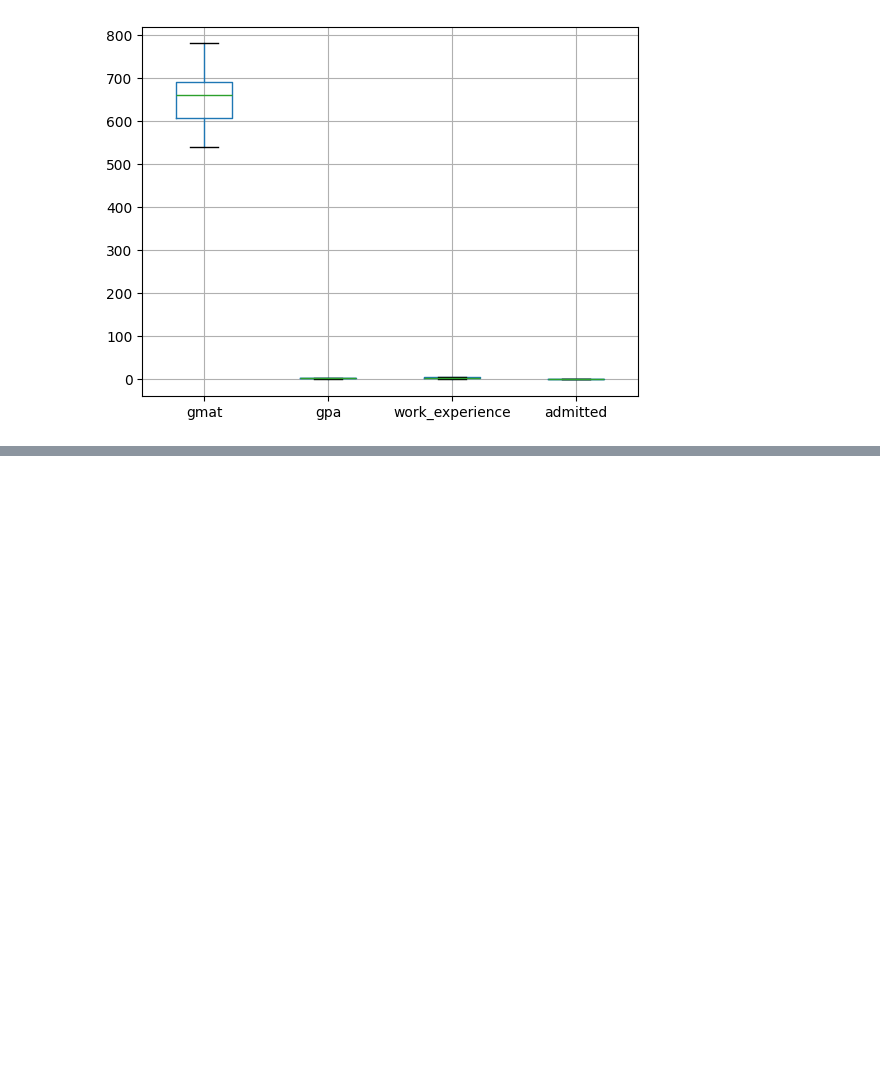
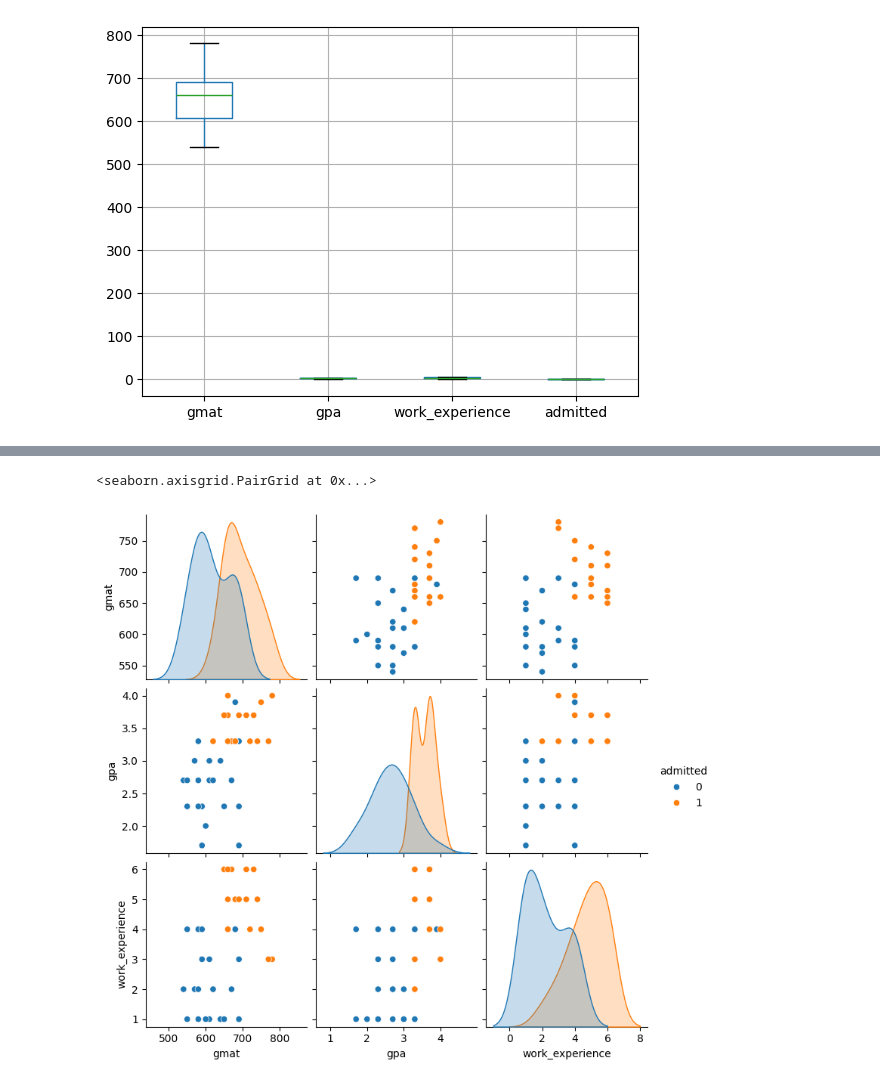
Before and after one commit to denverkim/DM_FALL2026, a Jupyter notebook: DM26_LAB5.ipynb, the cells around one changed output, grey strips where cells are left out. Saved outputs shown, nothing was run; the diff lists cells and outputs as text; code cells hidden in the pictures; blank space fills up the shorter version.

```diff
--- a/DM26_LAB5.ipynb
+++ b/DM26_LAB5.ipynb
@@ -40,0 +44,7 @@ plt.show()
+# %%
+import seaborn as sns
+
+sns.pairplot(train, hue='admitted')
+# %% [output]
+<seaborn.axisgrid.PairGrid at 0x...>
+[figure, added]
```
Also changed, not shown: parts of 15 cells of this notebook.
